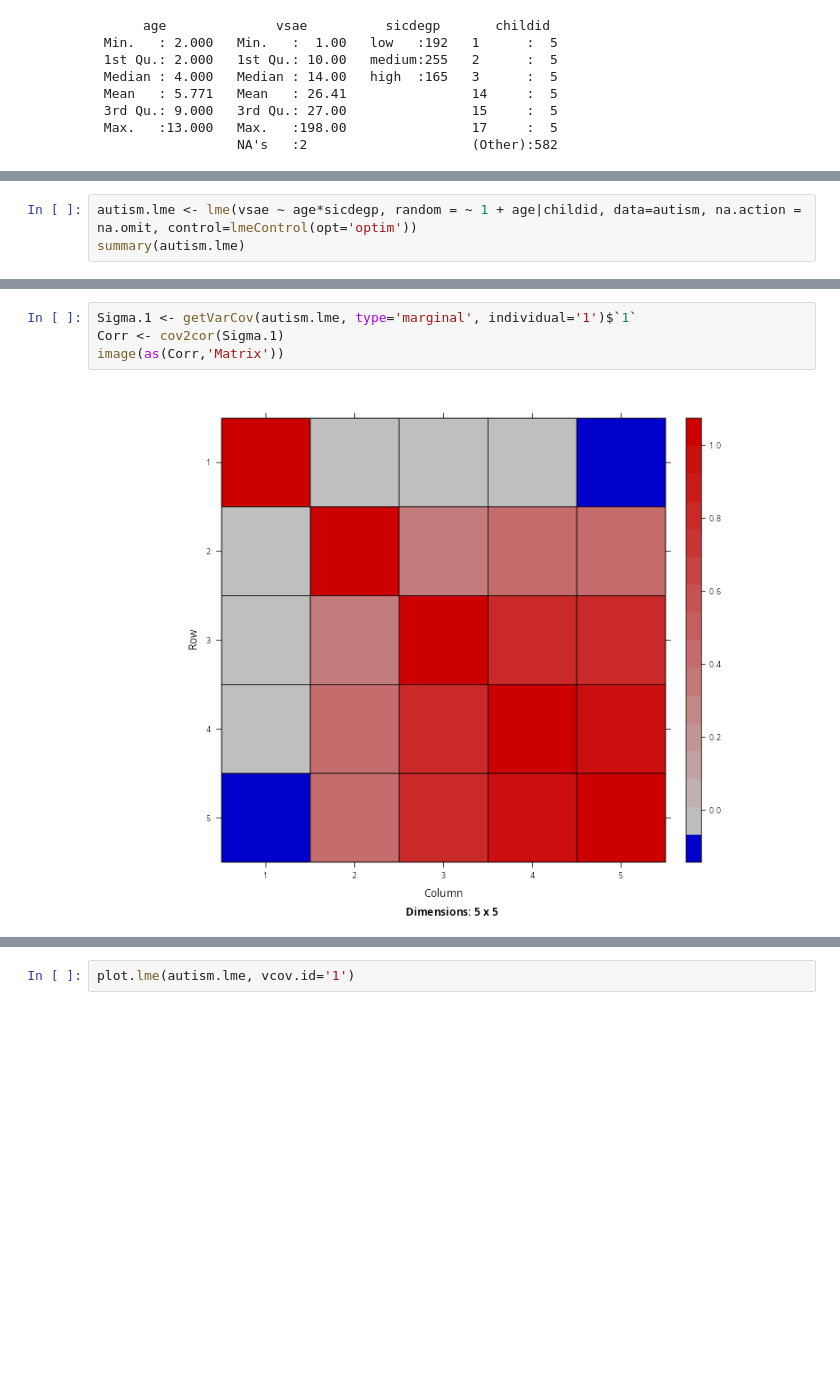
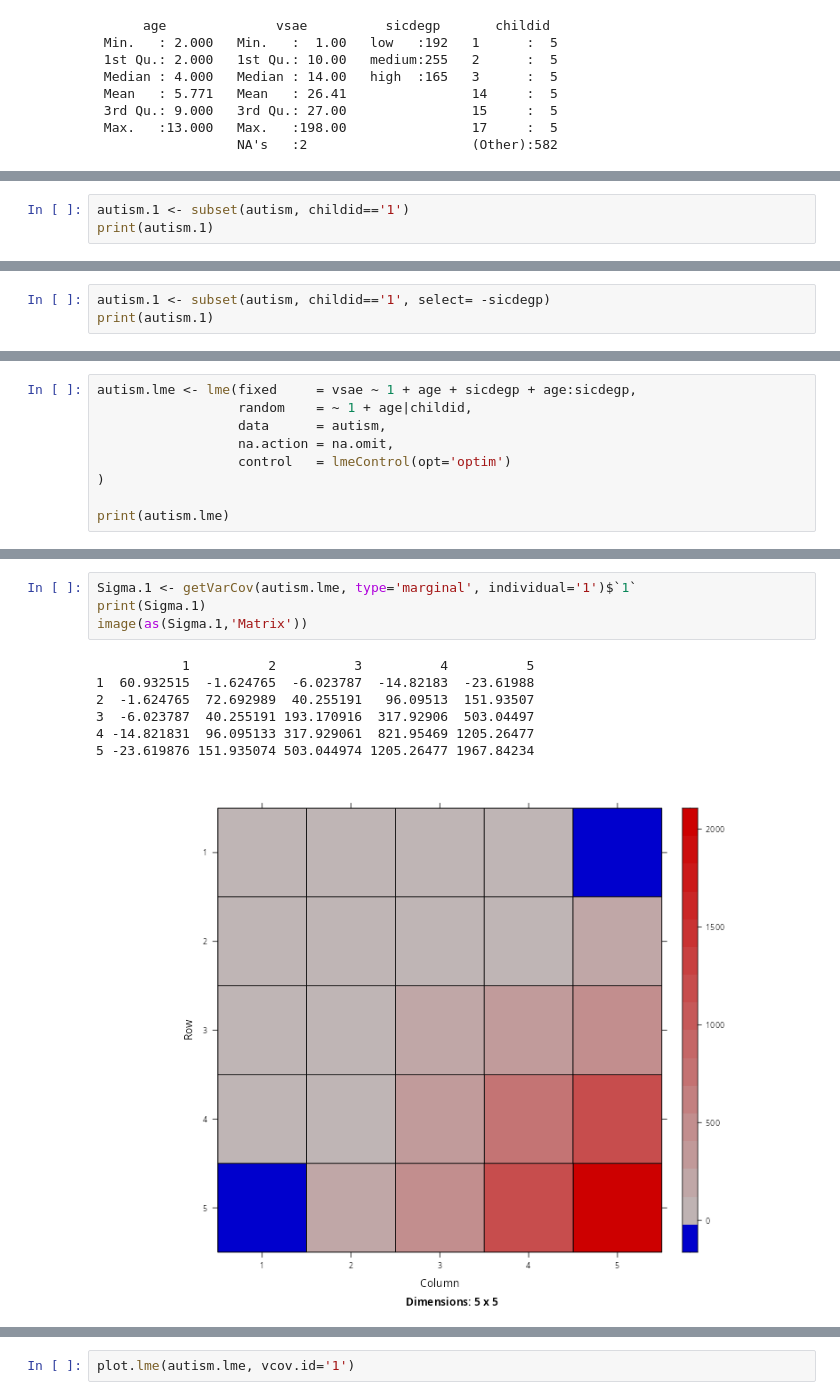
Before and after one commit to PCHN63112-Mixed-Models/mixed-effects-advanced, a Jupyter notebook: _build/jupyter_execute/workshops/autism-workshop.ipynb, the cells around one changed output, grey strips where cells are left out. Drawn from its saved outputs; the diff is of its cells as text; blank space fills up the shorter version.

```diff
--- a/_build/jupyter_execute/workshops/autism-workshop.ipynb
+++ b/_build/jupyter_execute/workshops/autism-workshop.ipynb
@@ -80,0 +119,3 @@ xyplot(
+# %%
+autism.1 <- subset(autism, childid=='1')
+print(autism.1)
@@ -80,0 +129,3 @@ xyplot(
+# %%
+autism.1 <- subset(autism, childid=='1', select= -sicdegp)
+print(autism.1)
@@ -81,6 +162,12 @@ xyplot(
 # %%
-autism.lme <- lme(vsae ~ age*sicdegp, random = ~ 1 + age|childid, data=autism, na.action = na.omit, control=lmeControl(opt='optim'))
-summary(autism.lme)
+autism.lme <- lme(fixed     = vsae ~ 1 + age + sicdegp + age:sicdegp,
+                  random    = ~ 1 + age|childid,
+                  data      = autism,
+                  na.action = na.omit,
+                  control   = lmeControl(opt='optim')
+)
+
+print(autism.lme)
 # %% [output]
 Linear mixed-effects model fit by REML
   Data: autism
@@ -101,10 +190,16 @@ Number of Observations: 610
 Number of Groups: 158
 # %%
 Sigma.1 <- getVarCov(autism.lme, type='marginal', individual='1')$`1`
-Corr <- cov2cor(Sigma.1)
-image(as(Corr,'Matrix'))
+print(Sigma.1)
+image(as(Sigma.1,'Matrix'))
 # %% [output]
+           1          2          3          4          5
+1  60.932515  -1.624765  -6.023787  -14.82183  -23.61988
+2  -1.624765  72.692989  40.255191   96.09513  151.93507
+3  -6.023787  40.255191 193.170916  317.92906  503.04497
+4 -14.821831  96.095133 317.929061  821.95469 1205.26477
+5 -23.619876 151.935074 503.044974 1205.26477 1967.84234
-[figure, old version]
+[figure, new version]
 # %%
 plot(allEffects(autism.lme, residuals=TRUE))
 # %% [output]
```
Also changed, not shown: parts of 19 cells of this notebook, 13 other files.
